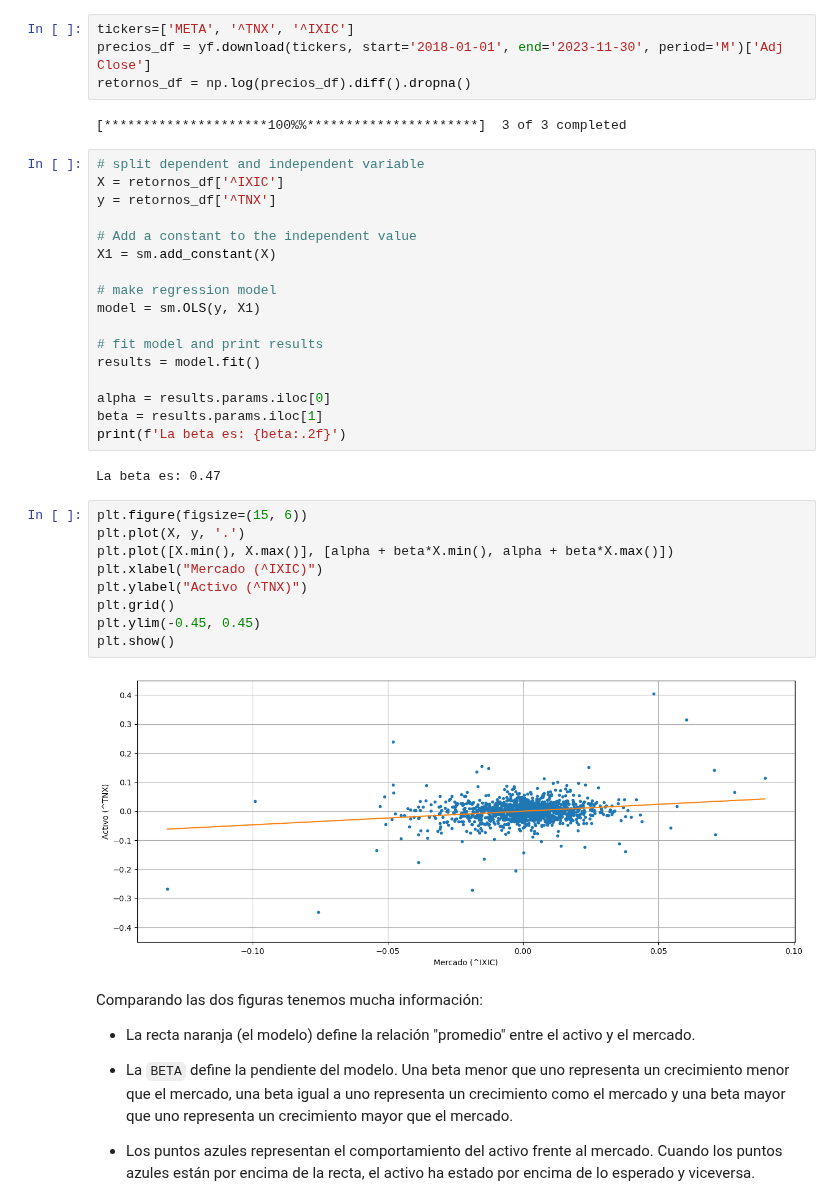
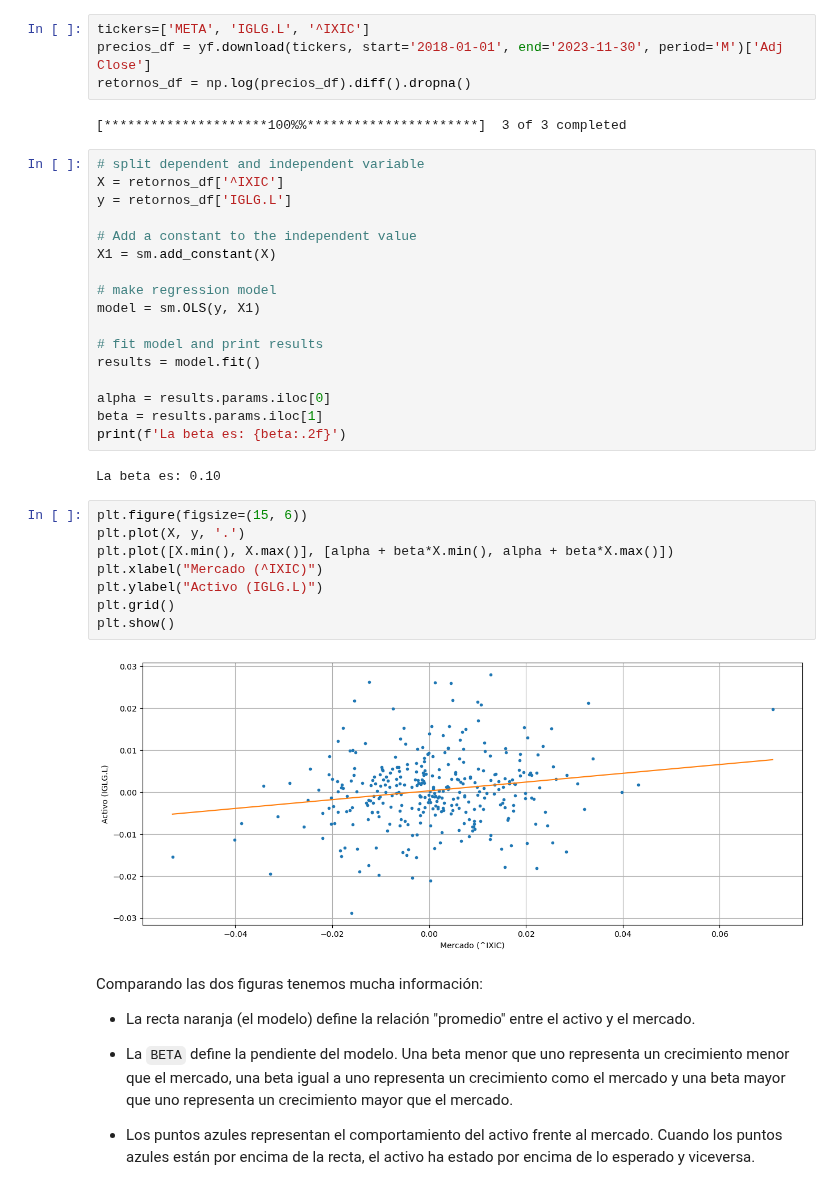
Before and after one commit to alfonso-santos/microcredencial-carteras-python-2023, a Jupyter notebook: Tema_3_Markowitz/src/optimizacion-Intro.ipynb, the cells around one changed output. Cells and saved outputs as stored; diff of their text form.

```diff
--- a/Tema_3_Markowitz/src/optimizacion-Intro.ipynb
+++ b/Tema_3_Markowitz/src/optimizacion-Intro.ipynb
@@ -178,5 +177,5 @@ Vamos a hacer el mismo procedimiento sobre los bonos del Tesoro de los Estados U
 # %%
-tickers=['META', '^TNX', '^IXIC']
+tickers=['META', 'IGLG.L', '^IXIC']
 precios_df = yf.download(tickers, start='2018-01-01', end='2023-11-30', period='M')['Adj Close']
 retornos_df = np.log(precios_df).diff().dropna()
 # %% [output]
@@ -184,7 +183,7 @@ retornos_df = np.log(precios_df).diff().dropna()
 # %%
 # split dependent and independent variable
 X = retornos_df['^IXIC']
-y = retornos_df['^TNX']
+y = retornos_df['IGLG.L']
 
 # Add a constant to the independent value
 X1 = sm.add_constant(X)
@@ -199,18 +198,17 @@ alpha = results.params.iloc[0]
 beta = results.params.iloc[1]
 print(f'La beta es: {beta:.2f}')
 # %% [output]
-La beta es: 0.47
+La beta es: 0.10
 # %%
 plt.figure(figsize=(15, 6))
 plt.plot(X, y, '.')
 plt.plot([X.min(), X.max()], [alpha + beta*X.min(), alpha + beta*X.max()])
 plt.xlabel("Mercado (^IXIC)")
-plt.ylabel("Activo (^TNX)")
+plt.ylabel("Activo (IGLG.L)")
 plt.grid()
-plt.ylim(-0.45, 0.45)
 plt.show()
 # %% [output]
-[figure, old version]
+[figure, new version]
 # %% [markdown]
 Comparando las dos figuras tenemos mucha información:
 
```
Also changed, not shown: parts of 4 cells of this notebook, 1 other file.
